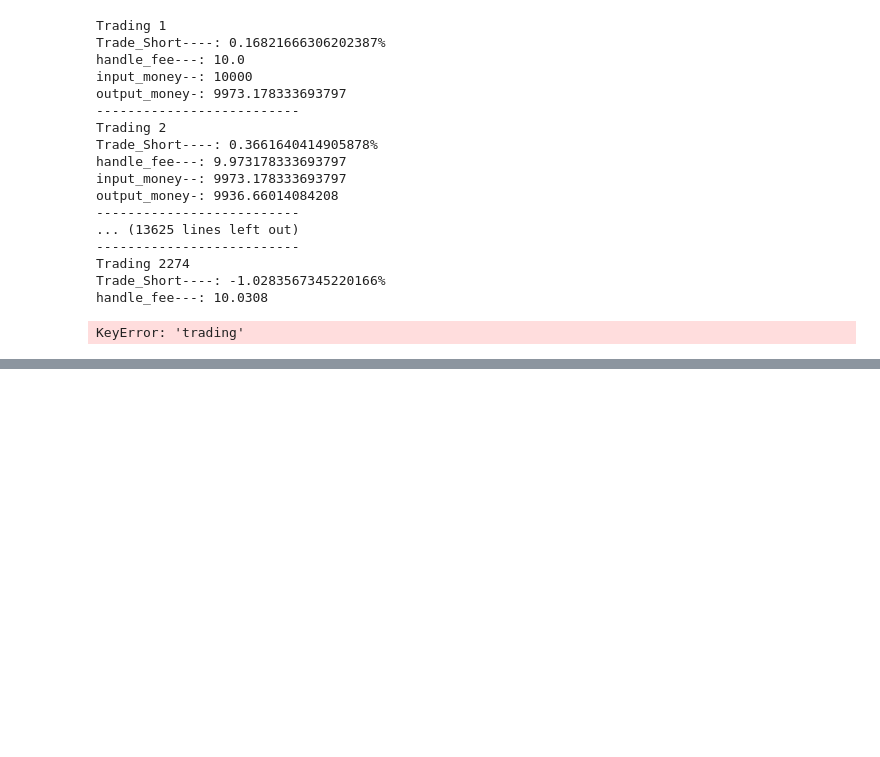
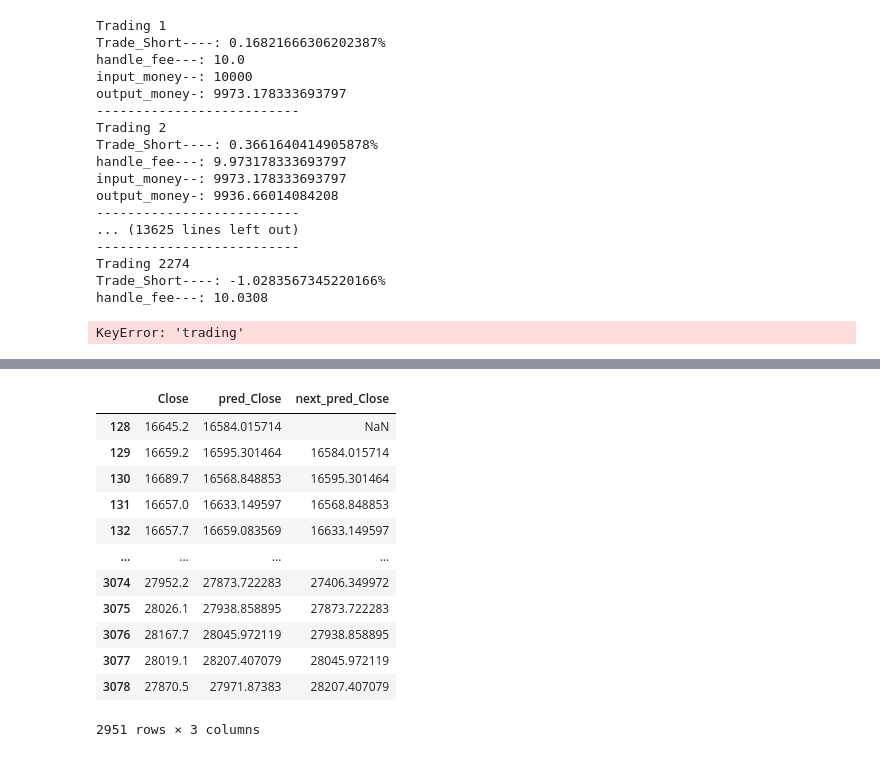
Before and after one commit to Rainman5042/Time_Transformer_BTC_Prediction, a Jupyter notebook: buy_plan_v2.0.3.ipynb, the cells around one changed output, grey strips where cells are left out. Saved outputs shown, nothing was run; the diff lists cells and outputs as text; code cells hidden in the pictures; blank space fills up the shorter version.

```diff
--- a/buy_plan_v2.0.3.ipynb
+++ b/buy_plan_v2.0.3.ipynb
@@ -109,0 +174,16 @@ back_df['single_income'].sum()
+# %%
+test_df[['Close','pred_Close','next_pred_Close']]
+# %% [output]
+|  | Close | pred_Close | next_pred_Close |
+| 128 | 16645.2 | 16584.015714 | NaN |
+| 129 | 16659.2 | 16595.301464 | 16584.015714 |
+| 130 | 16689.7 | 16568.848853 | 16595.301464 |
+| 131 | 16657.0 | 16633.149597 | 16568.848853 |
+| 132 | 16657.7 | 16659.083569 | 16633.149597 |
+| ... | ... | ... | ... |
+| 3074 | 27952.2 | 27873.722283 | 27406.349972 |
+| 3075 | 28026.1 | 27938.858895 | 27873.722283 |
+| 3076 | 28167.7 | 28045.972119 | 27938.858895 |
+| 3077 | 28019.1 | 28207.407079 | 28045.972119 |
+| 3078 | 27870.5 | 27971.87383 | 28207.407079 |
+2951 rows × 3 columns
```
Also changed, not shown: parts of 9 cells of this notebook, 20 other files.
